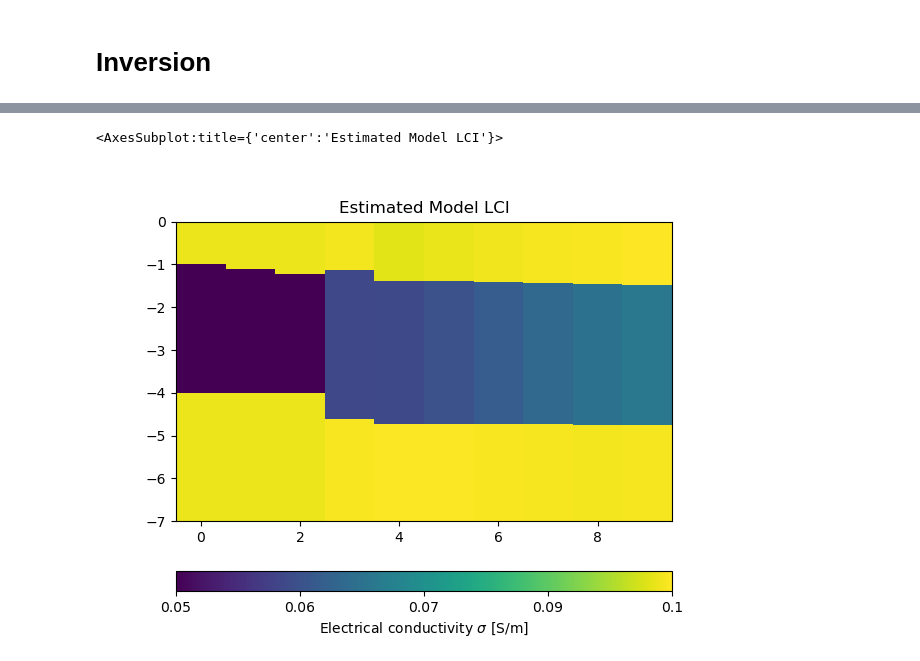
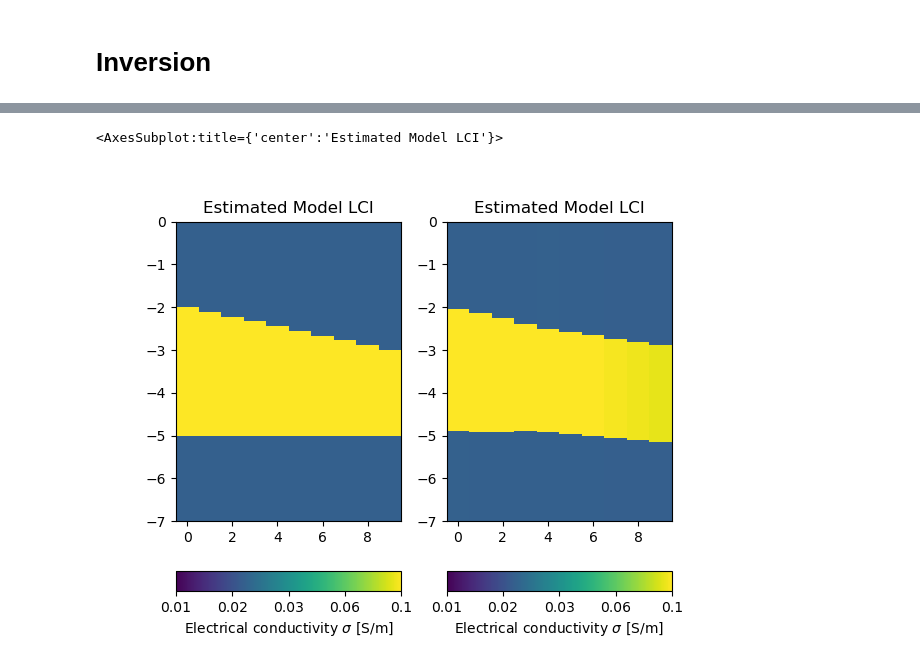
Before and after one commit to mariacarrizo/FDEM_LCI_PWI, a Jupyter notebook: LCI_new.ipynb, the cells around one changed output, grey strips where cells are left out. Cells and saved outputs as stored; diff of their text form; code cells hidden in the pictures.

```diff
--- a/LCI_new.ipynb
+++ b/LCI_new.ipynb
@@ -428,11 +62,11 @@ LC = LCModelling(FDEM1DModelling)
 # %% [output]
 Inversion is normalized
 # %%
-LC.initJacobian(dataVals=data_t, nLay=3)
+LC.initJacobian(dataVals=data_t, nLay=nLayers)
 LC.createJacobian(models)
-LC.constraint_matrix(data_t, nLay=3)
-LC.normalization(data_t, cWeight_1=0, cWeight_2=1, nLay=3)
-LC.createWeight(data_t, cWeight_1=0, cWeight_2=1, nLay=3)
+LC.constraint_matrix(data_t, nLay=nLayers)
+LC.normalization(data_t, cWeight_1=0.1, cWeight_2=1, nLay=nLayers)
+LC.createWeight(data_t, cWeight_1=0.1, cWeight_2=1, nLay=nLayers)
 LC.createConstraints()
 # %% [output]
 Jacobian size: 162 45 180
@@ -500,3 +93,3 @@ relativeError = np.ones_like(data_true)*1e-3
 # %%
-models_est = inv.run(data_true, relativeError, startModel=m0.ravel(), verbose=True)
+models_est = inv.run(data_true, relativeError, startModel=m0.ravel(), verbose=False)
 # %% [output]
@@ -526,8 +101,15 @@ calculating jacobian matrix (forced=1)...... 0.245 s
 # %%
-inputs ={'label' : 'Electrical conductivity $\sigma$ [S/m]'}
+fig, ax = plt.subplots(1,2)
 
-showStitchedModels(np.array(models_est).reshape(np.shape(models)), zMax=7,
+inputs ={'label' : 'Electrical conductivity $\sigma$ [S/m]',
+         'cMin': 10/1000,
+         'cMax': 100/1000}
+
+showStitchedModels(ax = ax[1], models=np.array(models_est).reshape(np.shape(models)), zMax=7,
                   title = 'Estimated Model LCI', **inputs)
+
+showStitchedModels(ax = ax[0], models=models, zMax=7,
+                  title = 'Estimated Model LCI', **inputs)
 # %% [output]
 <AxesSubplot:title={'center':'Estimated Model LCI'}>
-[figure, old version]
+[figure, new version]
```
Also changed, not shown: parts of 29 cells of this notebook, 1 other file.
